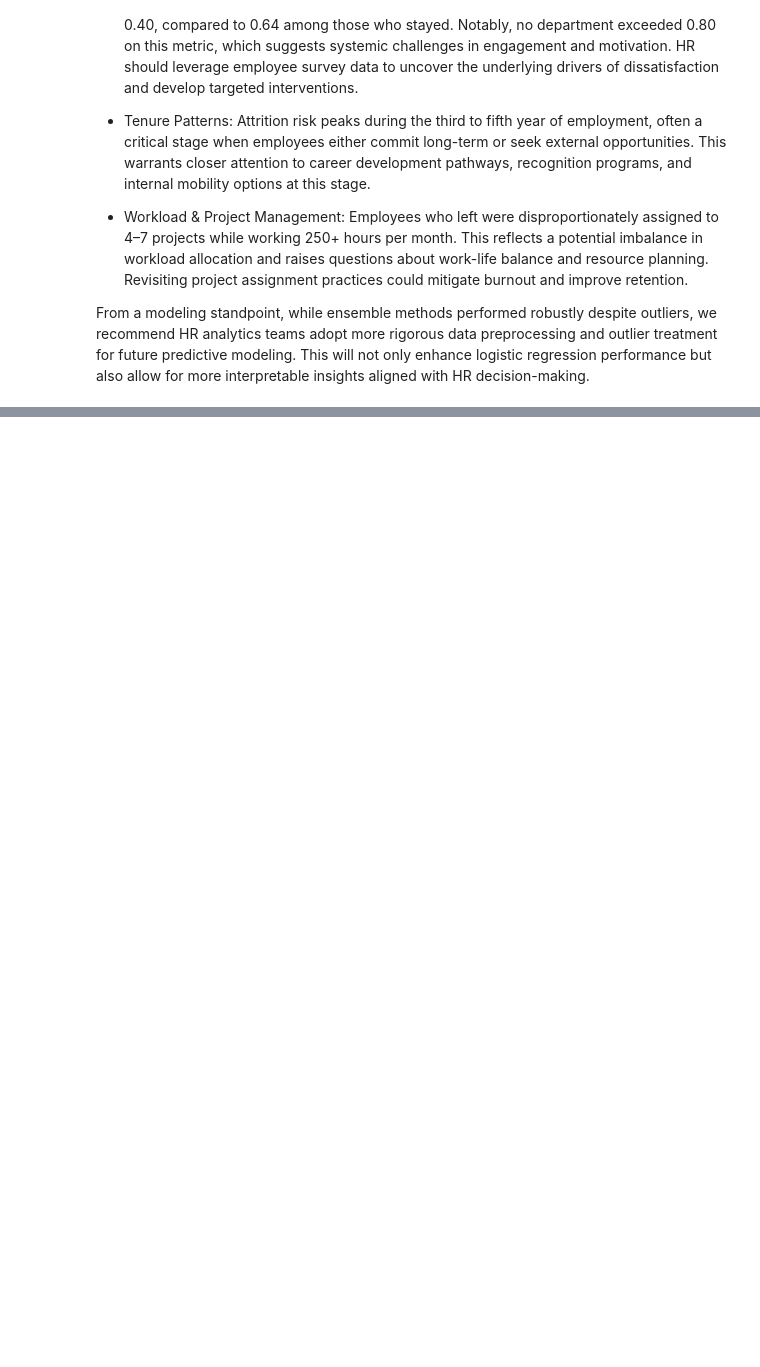
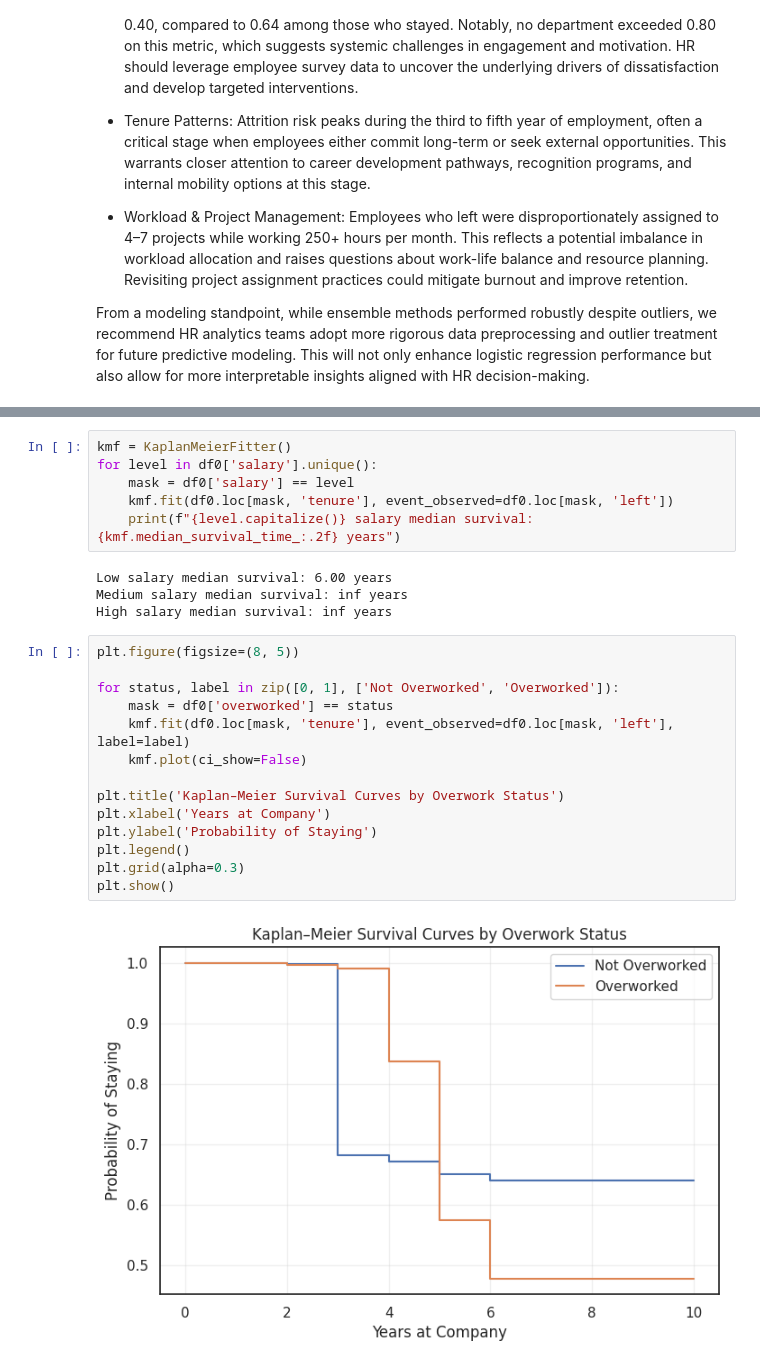
Before and after one commit to jenelaineDC/DSML-PROJECTS, a Jupyter notebook: HR Analytics/HR_Analytics.ipynb, the cells around one changed output, grey strips where cells are left out. Saved outputs shown, nothing was run; the diff lists cells and outputs as text; blank space fills up the shorter version.

```diff
--- a/HR Analytics/HR_Analytics.ipynb
+++ b/HR Analytics/HR_Analytics.ipynb
@@ -1231,0 +1398,26 @@ From a modeling standpoint, while ensemble methods performed robustly despite ou
+# %%
+kmf = KaplanMeierFitter()
+for level in df0['salary'].unique():
+    mask = df0['salary'] == level
+    kmf.fit(df0.loc[mask, 'tenure'], event_observed=df0.loc[mask, 'left'])
+    print(f"{level.capitalize()} salary median survival: {kmf.median_survival_time_:.2f} years")
+# %% [output]
+Low salary median survival: 6.00 years
+Medium salary median survival: inf years
+High salary median survival: inf years
+# %%
+plt.figure(figsize=(8, 5))
+
+for status, label in zip([0, 1], ['Not Overworked', 'Overworked']):
+    mask = df0['overworked'] == status
+    kmf.fit(df0.loc[mask, 'tenure'], event_observed=df0.loc[mask, 'left'], label=label)
+    kmf.plot(ci_show=False)
+
+plt.title('Kaplan–Meier Survival Curves by Overwork Status')
+plt.xlabel('Years at Company')
+plt.ylabel('Probability of Staying')
+plt.legend()
+plt.grid(alpha=0.3)
+plt.show()
+# %% [output]
+[figure, added]
```
Also changed, not shown: parts of 26 cells of this notebook.
